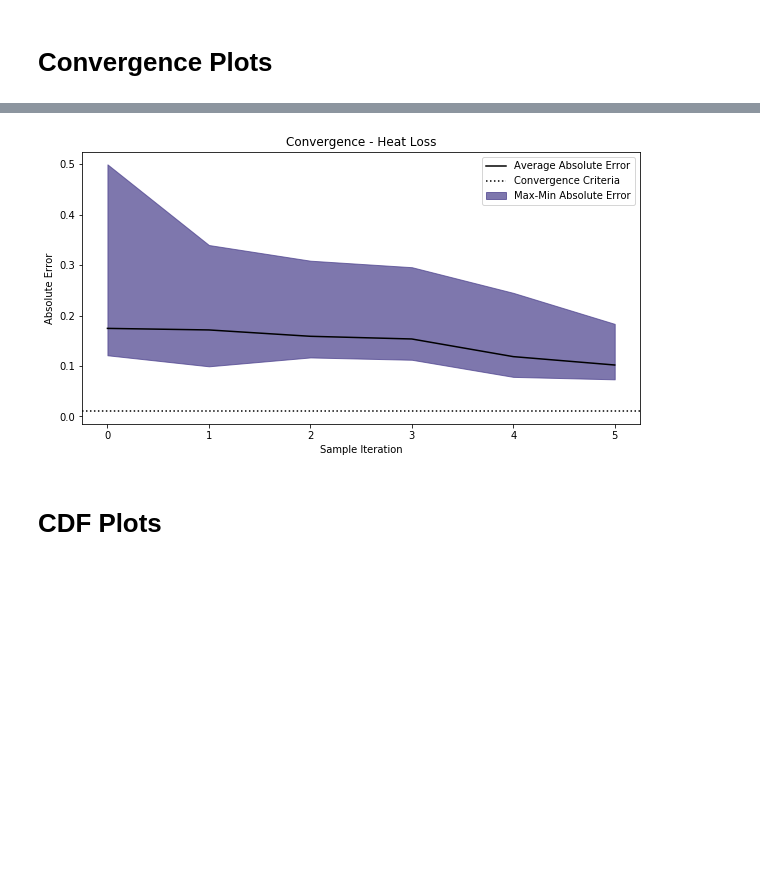
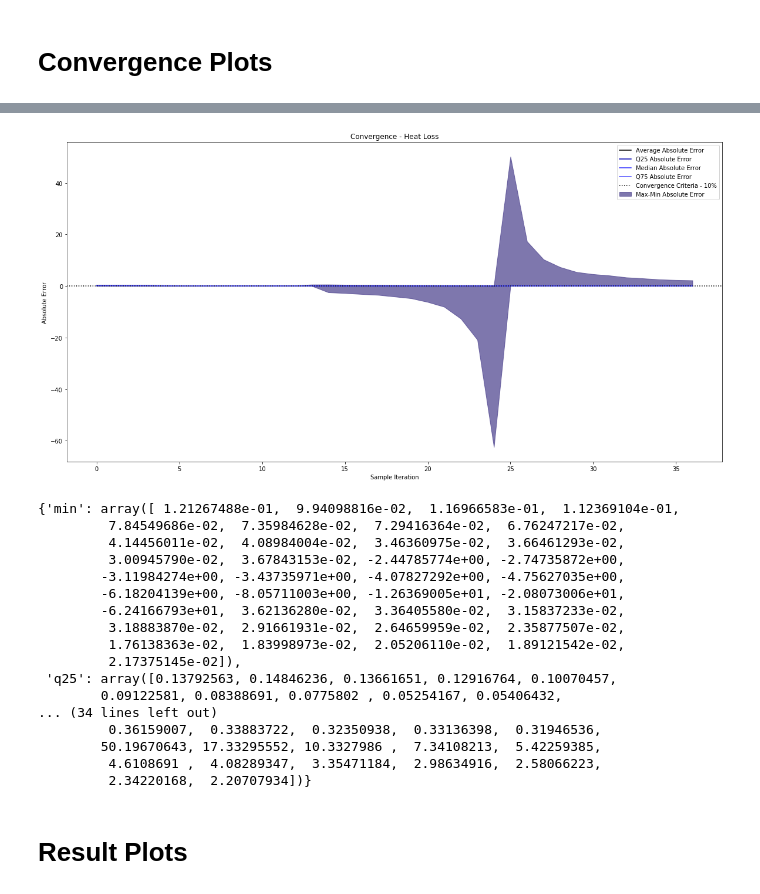
Before and after one commit to ribuild/delphin_6_automation, a Jupyter notebook: data_process/wp6_run/sim_reports/report.ipynb, the cells around one changed output, grey strips where cells are left out. Saved outputs shown, nothing was run; the diff lists cells and outputs as text; code cells hidden in the pictures; blank space fills up the shorter version.

```diff
--- a/data_process/wp6_run/sim_reports/report.ipynb
+++ b/data_process/wp6_run/sim_reports/report.ipynb
@@ -7,6 +7,6 @@ sys.path.insert(0, source_folder)
 from data_process.wp6_run.sim_reports.utils import *
 from delphin_6_automation.database_interactions import mongo_setup
 from delphin_6_automation.database_interactions.auth import auth_dict
-plt.rcParams["figure.figsize"] = (10,5)
+plt.rcParams["figure.figsize"] = (20,10)
 server = mongo_setup.global_init(auth_dict)
 # %% [output]
@@ -55,9 +118,26 @@ get_convergence_mould()
 # %%
-get_convergence_heatloss()
+get_convergence_heatloss('all')
 # %% [output]
-[figure, old version]
+[figure, new version]
+{'min': array([ 1.21267488e-01,  9.94098816e-02,  1.16966583e-01,  1.12369104e-01,
+         7.84549686e-02,  7.35984628e-02,  7.29416364e-02,  6.76247217e-02,
+         4.14456011e-02,  4.08984004e-02,  3.46360975e-02,  3.66461293e-02,
+         3.00945790e-02,  3.67843153e-02, -2.44785774e+00, -2.74735872e+00,
+        -3.11984274e+00, -3.43735971e+00, -4.07827292e+00, -4.75627035e+00,
+        -6.18204139e+00, -8.05711003e+00, -1.26369005e+01, -2.08073006e+01,
+        -6.24166793e+01,  3.62136280e-02,  3.36405580e-02,  3.15837233e-02,
+         3.18883870e-02,  2.91661931e-02,  2.64659959e-02,  2.35877507e-02,
+         1.76138363e-02,  1.83998973e-02,  2.05206110e-02,  1.89121542e-02,
+         2.17375145e-02]),
+ 'q25': array([0.13792563, 0.14846236, 0.13661651, 0.12916764, 0.10070457,
+        0.09122581, 0.08388691, 0.0775802 , 0.05254167, 0.05406432,
+... (34 lines left out)
+         0.36159007,  0.33883722,  0.32350938,  0.33136398,  0.31946536,
+        50.19670643, 17.33295552, 10.3327986 ,  7.34108213,  5.42259385,
+         4.6108691 ,  4.08289347,  3.35471184,  2.98634916,  2.58066223,
+         2.34220168,  2.20707934])}
 # %% [markdown]
-# CDF Plots
+# Result Plots
 # %%
 get_mould_cdf()
 # %% [output]
```
Also changed, not shown: parts of 24 cells of this notebook, 6 other files.
